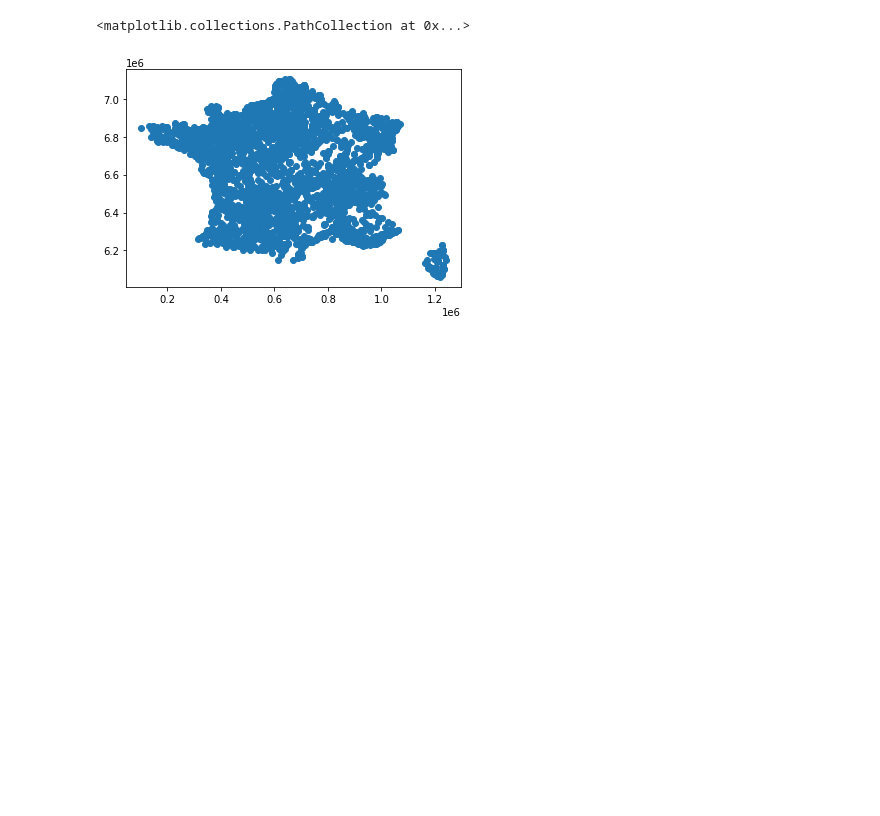
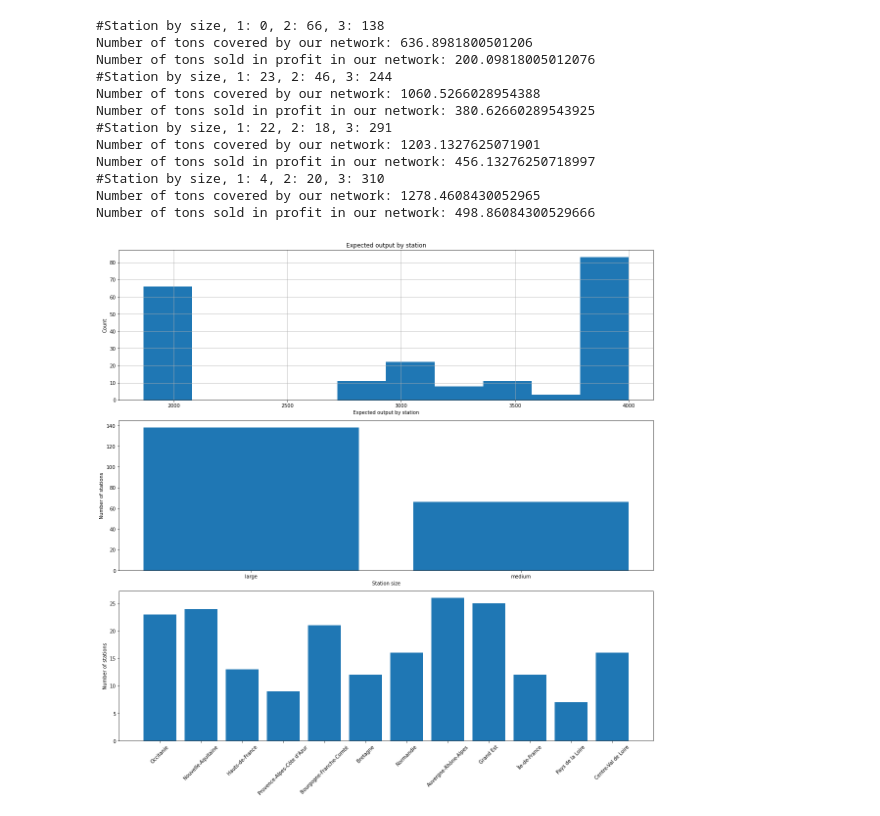
Before and after one commit to jiahezhu0312/hydrogen_station_allocation, a Jupyter notebook: section3.ipynb, the cells around one changed output. Drawn from its saved outputs; the diff is of its cells as text; code cells hidden in the pictures; blank space fills up the shorter version.

Commit message:
update scenario3

```diff
--- a/section3.ipynb
+++ b/section3.ipynb
@@ -45,5 +10,22 @@ existent_stations
-# %%
-plt.scatter(existent_stations.Coordinates_X, existent_stations.Coordinates_Y)
-# %% [output]
-<matplotlib.collections.PathCollection at 0x...>
-[figure, removed]
+# %%
+data_path = './data/'
+network_path = './networks/p400R400000/'
+cn, x, y = read(network_path)
+x = {int(k): v for k, v in x.items() }
+scenario_1(cn, x,metrics=True)
+
+s3 = Scenario3(data_path, cn, x)
+# %% [output]
+#Station by size, 1: 0, 2: 66, 3: 138
+Number of tons covered by our network: 636.8981800501206
+Number of tons sold in profit in our network: 200.09818005012076
+#Station by size, 1: 23, 2: 46, 3: 244
+Number of tons covered by our network: 1060.5266028954388
+Number of tons sold in profit in our network: 380.62660289543925
+#Station by size, 1: 22, 2: 18, 3: 291
+Number of tons covered by our network: 1203.1327625071901
+Number of tons sold in profit in our network: 456.13276250718997
+#Station by size, 1: 4, 2: 20, 3: 310
+Number of tons covered by our network: 1278.4608430052965
+Number of tons sold in profit in our network: 498.86084300529666
+[figure, added]
```
Also changed, not shown: parts of 14 cells of this notebook, 13 other files.
